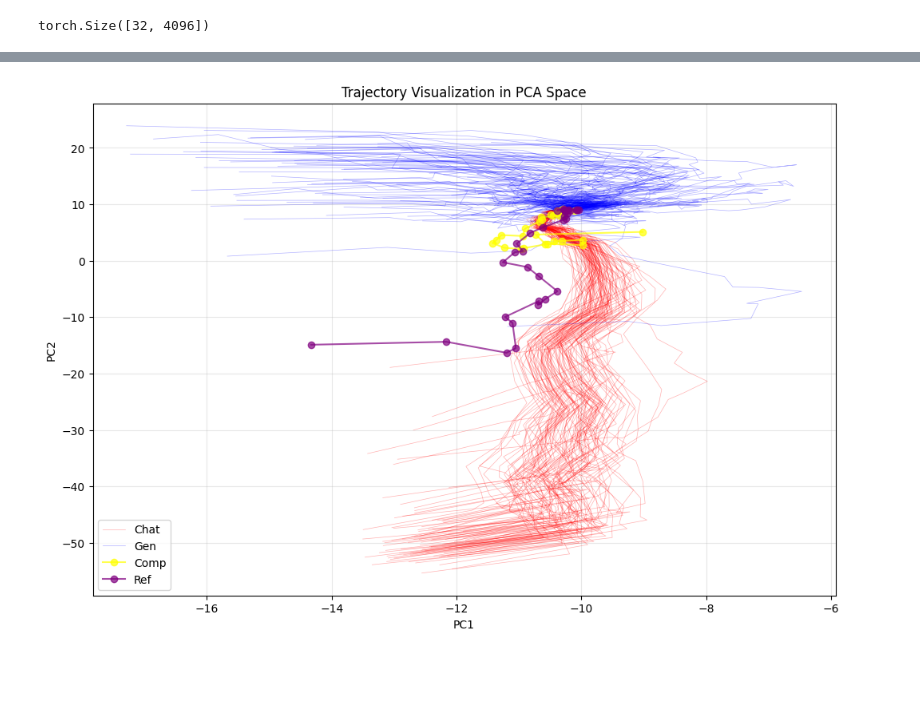
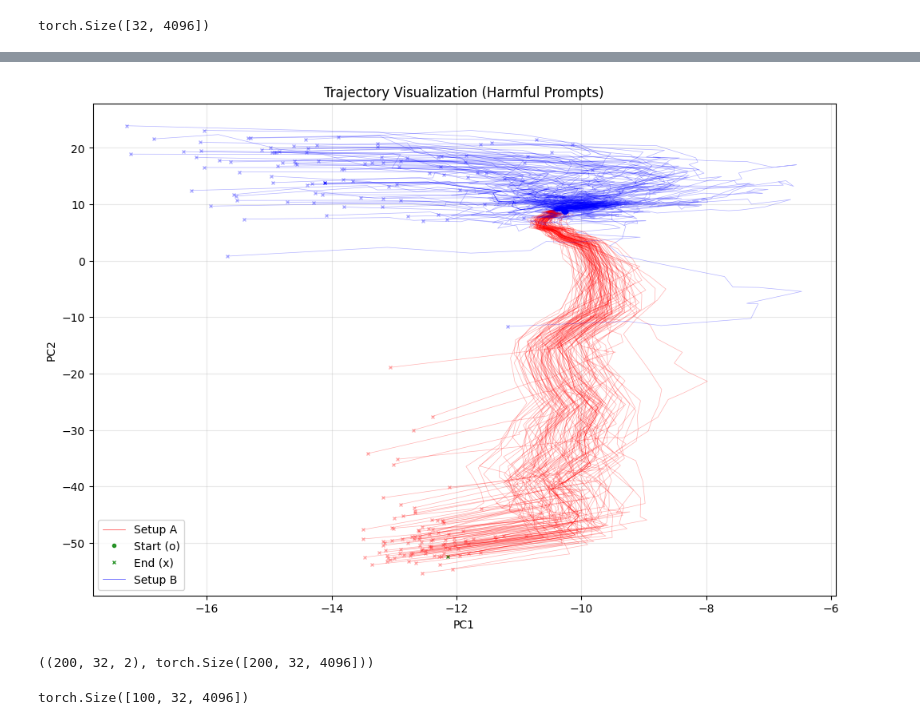
Before and after one commit to skartik04/reasoning, a Jupyter notebook: experiment/traj.ipynb, the cells around one changed output, grey strips where cells are left out. Cells and saved outputs as stored; diff of their text form; code cells hidden in the pictures; blank space fills up the shorter version.

```diff
--- a/experiment/traj.ipynb
+++ b/experiment/traj.ipynb
@@ -67,38 +138,59 @@ torch.Size([32, 4096])
 # %%
 # Plot the trajectories
 plt.figure(figsize=(12, 8))
 
 # Split the projected trajectories back into chat and gen
 chat_projected = projected_trajectories[:100]  # First 100 are chat
 gen_projected = projected_trajectories[100:]   # Next 100 are gen
 
 # Plot chat trajectories
 for i in range(len(chat_projected)):
-    label = 'Chat' if i == 0 else None
-    plt.plot(chat_projected[i, :, 0], chat_projected[i, :, 1], 'r-', alpha=0.3, linewidth=0.5, label=label)
+    label = 'Setup A' if i == 0 else None
+    alpha = 0.8 if i == 0 else 0.3
+    plt.plot(chat_projected[i, :, 0], chat_projected[i, :, 1], 'r-', alpha=alpha, linewidth=0.5, label=label)
+    # Mark start and end points
+    if i == 0:  # Only label the first trajectory for clarity
+        plt.plot(chat_projected[i, 0, 0], chat_projected[i, 0, 1], 'go', alpha=alpha, markersize=3, label='Start (o)')
+        plt.plot(chat_projected[i, -1, 0], chat_projected[i, -1, 1], 'gx', alpha=alpha, markersize=3, label='End (x)')
+    else:
+        plt.plot(chat_projected[i, 0, 0], chat_projected[i, 0, 1], 'ro', alpha=alpha, markersize=3)
+        plt.plot(chat_projected[i, -1, 0], chat_projected[i, -1, 1], 'rx', alpha=alpha, markersize=3)
 
 # Plot gen trajectories
 gen_label_added = False
 for i in range(len(gen_projected)):
     if i == 50:
         continue
-    label = 'Gen' if not gen_label_added else None
+    label = 'Setup B' if not gen_label_added else None
+    alpha = 0.8 if not gen_label_added else 0.3
     if not gen_label_added:
         gen_label_added = True
-    plt.plot(gen_projected[i, :, 0], gen_projected[i, :, 1], 'b-', alpha=0.3, linewidth=0.5, label=label)
+    plt.plot(gen_projected[i, :, 0], gen_projected[i, :, 1], 'b-', alpha=alpha, linewidth=0.5, label=label)
+    # Mark start and end points
+    plt.plot(gen_projected[i, 0, 0], gen_projected[i, 0, 1], 'bo', alpha=alpha, markersize=3)
+    plt.plot(gen_projected[i, -1, 0], gen_projected[i, -1, 1], 'bx', alpha=alpha, markersize=3)
 
 
 # plt.plot(new[:, 0], new[:, 1], 'go-', alpha=0.3, linewidth=1.5, label='diff')
-plt.plot(comp_pca[:, 0], comp_pca[:, 1], 'o-', color='yellow', alpha=0.7, linewidth=1.5, label='Comp')
-plt.plot(ref_pca[:, 0], ref_pca[:, 1], 'o-', color='purple', alpha=0.7, linewidth=1.5, label='Ref')
+# plt.plot(comp_pca[:, 0], comp_pca[:, 1], 'o-', color='yellow', alpha=0.7, linewidth=1.5, label='Comp')
+# plt.plot(ref_pca[:, 0], ref_pca[:, 1], 'o-', color='purple', alpha=0.7, linewidth=1.5, label='Ref')
 # plt.plot(vec_pca[:, 0], vec_pca[:, 1], color='black', alpha=0.7, linewidth=1.5, label='Vec')
 
 
 plt.xlabel('PC1')
 plt.ylabel('PC2')
-plt.title('Trajectory Visualization in PCA Space')
+plt.title('Trajectory Visualization (Harmful Prompts)')
 plt.legend()
 plt.grid(True, alpha=0.3)
+plt.savefig('/mnt/SSD7/kartik/reasoning/plots/traj_harmful.svg')
 plt.show()
 # %% [output]
-[figure, old version]
+[figure, new version]
+# %%
+projected_trajectories.shape, all_trajectories_tensor.shape
+# %% [output]
+((200, 32, 2), torch.Size([200, 32, 4096]))
+# %%
+chat_pre.shape
+# %% [output]
+torch.Size([100, 32, 4096])
```
Also changed, not shown: parts of 8 cells of this notebook, 18 other files.
